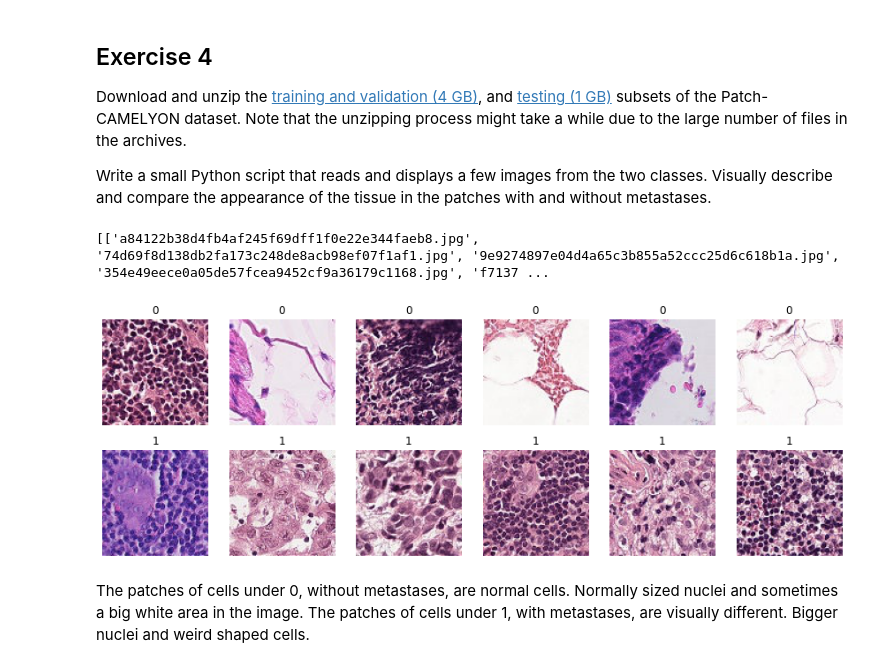
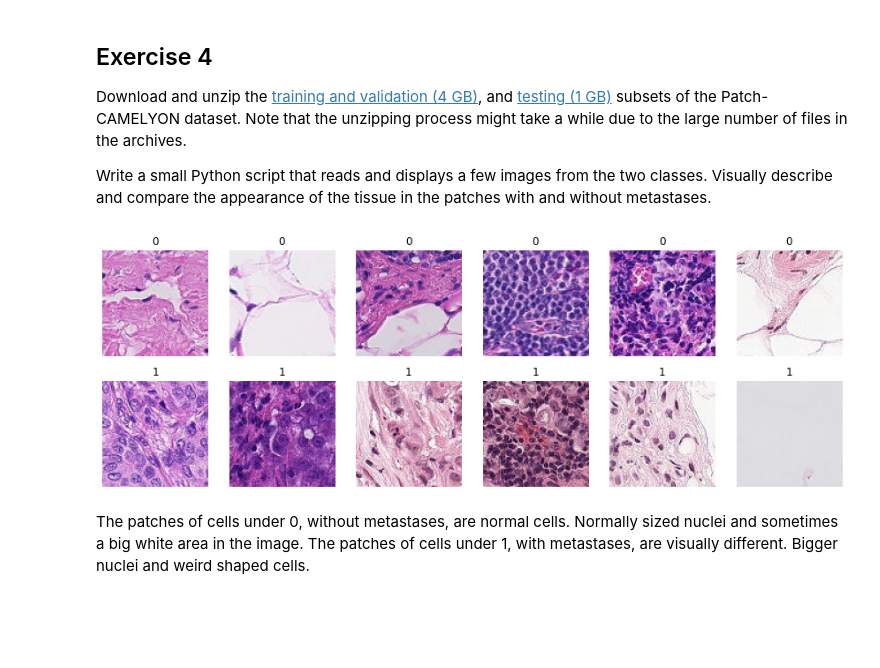
Before and after one commit to LarsDaenen1/8p361group10, a Jupyter notebook: Assignment 1/introduction_group10.ipynb, the cells around one changed output. Drawn from its saved outputs; the diff is of its cells as text; code cells hidden in the pictures; blank space fills up the shorter version.

```diff
--- a/Assignment 1/introduction_group10.ipynb
+++ b/Assignment 1/introduction_group10.ipynb
@@ -144,44 +143,42 @@ Write a small Python script that reads and displays a few images from the two cl
 ### Python script that reads and displays a few images from the two classes. ###
 import os, random
 import matplotlib.pyplot as plt
-pad_0 = r"C:\Users\20192735\Documents\8P361 - images\train\0"
-pad_1 = r"C:\Users\20192735\Documents\8P361 - images\train\1"
-pad = r"C:\Users\20192735\Documents\8P361 - images\train"
+pad_0 = r"path\train\0"
+pad_1 = r"path\train\1"
+pad = r"path\train"
 filenames = [[], []]
 num_samples = 6
 while len(filenames[0]) != num_samples or len(filenames[1]) != num_samples:
     if len(filenames[0]) != num_samples:
         file_0 = random.choice(os.listdir(pad_0))
         if file_0 not in filenames[0]:
             filenames[0].append(file_0)
     if len(filenames[1]) != num_samples:
         file_1 = random.choice(os.listdir(pad_1))
         if file_1 not in filenames[1]:
             filenames[1].append(file_1)
 
-print(filenames)
 fig = plt.figure(figsize=(15,5))
 for i in range(num_samples):
     img_0 = plt.imread(pad_0+"\\"+filenames[0][i])
     ax = fig.add_subplot(2, num_samples, i+1, frameon=False)
     ax.axes.get_xaxis().set_visible(False)
     ax.axes.get_yaxis().set_visible(False)
     ax.set_title('0')
     plt.imshow(img_0)
 
     img_1 = plt.imread(pad_1+"\\"+filenames[1][i])
     ax = fig.add_subplot(2, num_samples, i+num_samples+1, frameon=False)
     ax.axes.get_xaxis().set_visible(False)
     ax.axes.get_yaxis().set_visible(False)
     ax.set_title('1')
     plt.imshow(img_1)
 
 
-plt.savefig(r"C:\Users\20192735\OneDrive - TU Eindhoven\8P361 - Project Imaging\8p361-project-imaging-master\assignments\Lymph nodes.png")
+plt.savefig(r"path\Lymph nodes.png")
 plt.show()
 # %% [output]
-[['a84122b38d4fb4af245f69dff1f0e22e344faeb8.jpg', '74d69f8d138db2fa173c248de8acb98ef07f1af1.jpg', '9e9274897e04d4a65c3b855a52ccc25d6c618b1a.jpg', '354e49eece0a05de57fcea9452cf9a36179c1168.jpg', 'f7137 ...
-[figure, old version]
+[figure, new version]
 # %% [markdown]
 The patches of cells under 0, without metastases, are normal cells. Normally sized nuclei and sometimes a big white area in the image. The patches of cells under 1, with metastases, are visually different. Bigger nuclei and weird shaped cells.
 # %% [markdown]
```
Also changed, not shown: parts of 3 cells of this notebook.
